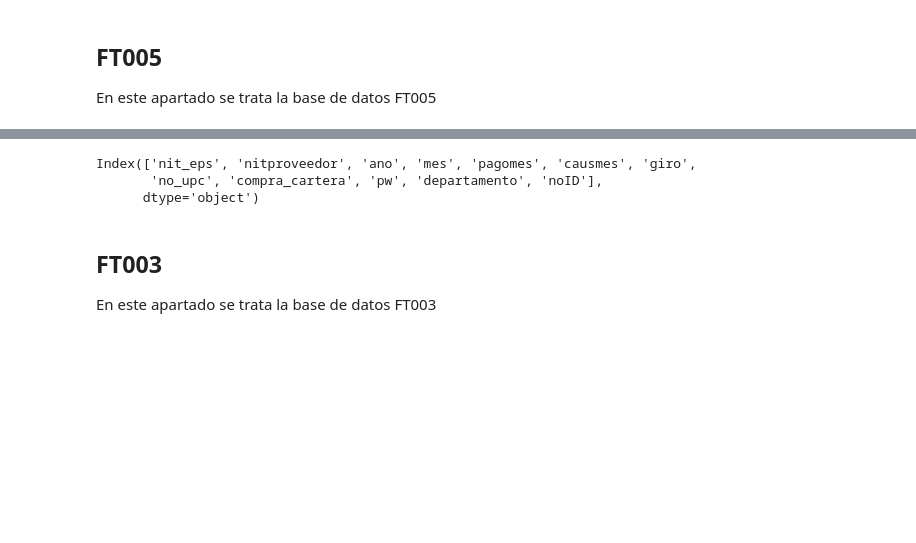
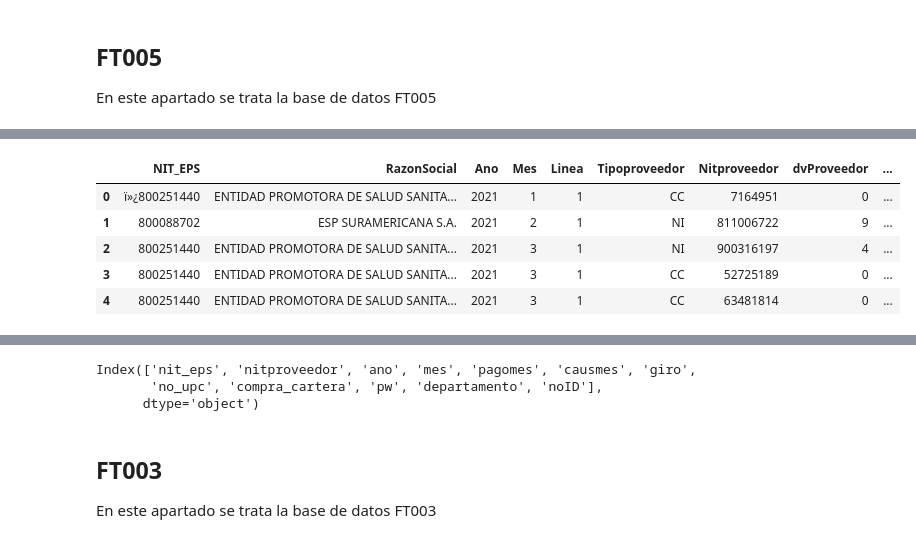
Before and after one commit to Miguelangelortizh/Data_cleaning, a Jupyter notebook: Supersalud_PAGO_V3.ipynb, the cells around one changed output, grey strips where cells are left out. Saved outputs shown, nothing was run; the diff lists cells and outputs as text; code cells hidden in the pictures; blank space fills up the shorter version.

```diff
--- a/Supersalud_PAGO_V3.ipynb
+++ b/Supersalud_PAGO_V3.ipynb
@@ -436,0 +480,2 @@ Wall time: 998 µs
+# %%
+FT005_2021['Nit'] = FT005_2021['Nit'].str.replace(r'ï»¿', '')
@@ -436,0 +496,10 @@ Wall time: 998 µs
+# %%
+# Se modifican los nombres de las columnas para posterimente pegar las bases de datos
+FT005_2021.rename(columns={'razonsocial': 'RazonSocial'}, inplace=True)
+# %%
+# Se eliminan las columnas que no son de interés
+FT005_2021 = FT005_2021.drop(['Id','IdGnMaestroArchivo'], axis=1)
+# %%
+# Se concatenan la bases de datos para encontrar la base de datos final
+frames = [FT005_2021, FT005_2020]
+FT005 = pd.concat(frames, ignore_index=True)
@@ -458,3 +537,12 @@ Wall time: 0 ns
+# %%
+FT005.head(5)
+# %% [output]
+|  | NIT_EPS | RazonSocial | Ano | Mes | Linea | Tipoproveedor | Nitproveedor | dvProveedor | ... |
+| 0 | ï»¿800251440 | ENTIDAD PROMOTORA DE SALUD SANITA... | 2021 | 1 | 1 | CC | 7164951 | 0 | ... |
+| 1 | 800088702 | ESP SURAMERICANA S.A. | 2021 | 2 | 1 | NI | 811006722 | 9 | ... |
+| 2 | 800251440 | ENTIDAD PROMOTORA DE SALUD SANITA... | 2021 | 3 | 1 | NI | 900316197 | 4 | ... |
+| 3 | 800251440 | ENTIDAD PROMOTORA DE SALUD SANITA... | 2021 | 3 | 1 | CC | 52725189 | 0 | ... |
+| 4 | 800251440 | ENTIDAD PROMOTORA DE SALUD SANITA... | 2021 | 3 | 1 | CC | 63481814 | 0 | ... |
 # %%
 #Se transforman las variables a STR para mejorar su manipulación
 FT005[['NIT_EPS', 'Nitproveedor', 'Tipoproveedor', 'Mes', 'Ano']] = FT005[['NIT_EPS', 'Nitproveedor', 'Tipoproveedor', 'Mes', 'Ano']].astype(str)
```
Also changed, not shown: parts of 36 cells of this notebook.
